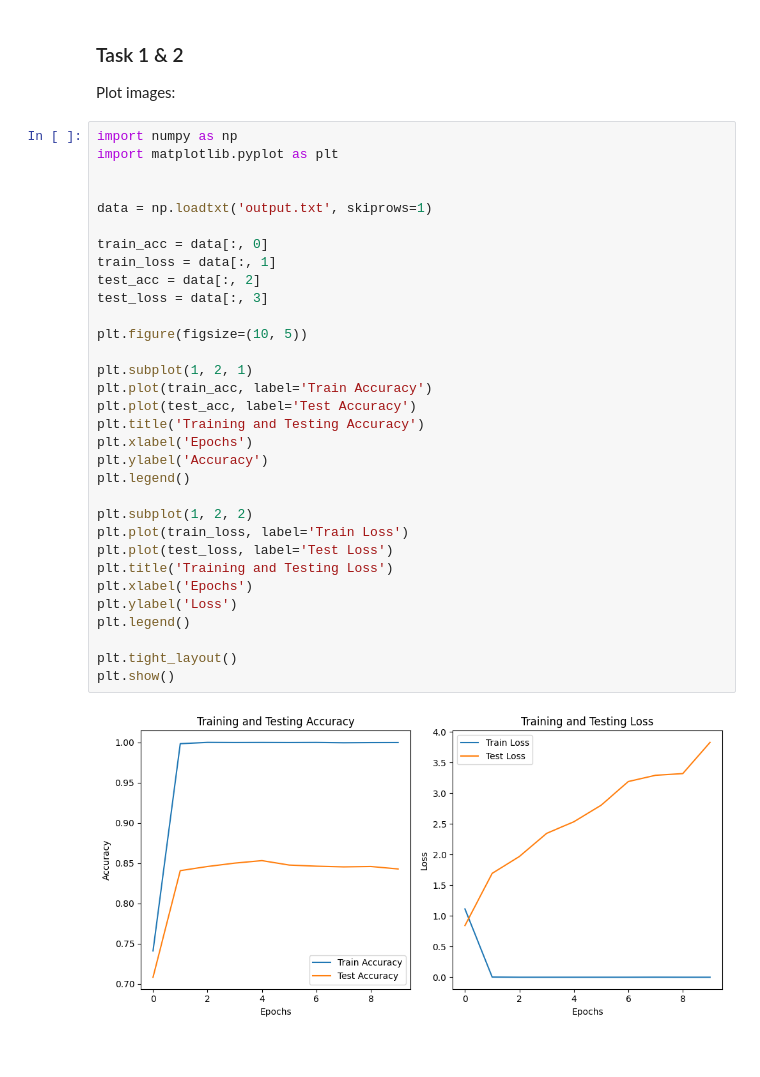
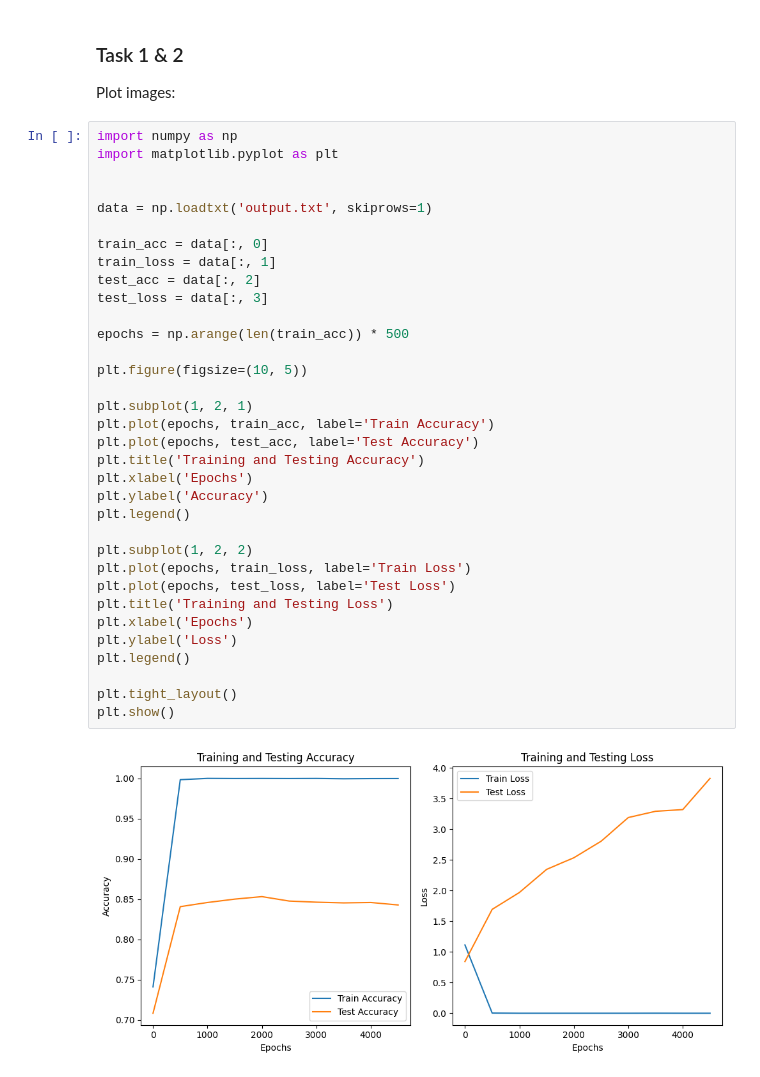
Before and after one commit to starga2er777/SUSTech_CS324, a Jupyter notebook: assignment2/Part 2/part_II.ipynb, the cells around one changed output. Drawn from its saved outputs; the diff is of its cells as text.

```diff
--- a/assignment2/Part 2/part_II.ipynb
+++ b/assignment2/Part 2/part_II.ipynb
@@ -12,34 +12,36 @@ Plot images:
 # %%
 import numpy as np
 import matplotlib.pyplot as plt
 
 
 data = np.loadtxt('output.txt', skiprows=1)
 
 train_acc = data[:, 0]
 train_loss = data[:, 1]
 test_acc = data[:, 2]
 test_loss = data[:, 3]
 
+epochs = np.arange(len(train_acc)) * 500
+
 plt.figure(figsize=(10, 5))
 
 plt.subplot(1, 2, 1)
-plt.plot(train_acc, label='Train Accuracy')
-plt.plot(test_acc, label='Test Accuracy')
+plt.plot(epochs, train_acc, label='Train Accuracy')
+plt.plot(epochs, test_acc, label='Test Accuracy')
 plt.title('Training and Testing Accuracy')
 plt.xlabel('Epochs')
 plt.ylabel('Accuracy')
 plt.legend()
 
 plt.subplot(1, 2, 2)
-plt.plot(train_loss, label='Train Loss')
-plt.plot(test_loss, label='Test Loss')
+plt.plot(epochs, train_loss, label='Train Loss')
+plt.plot(epochs, test_loss, label='Test Loss')
 plt.title('Training and Testing Loss')
 plt.xlabel('Epochs')
 plt.ylabel('Loss')
 plt.legend()
 
 plt.tight_layout()
 plt.show()
 # %% [output]
-[figure, old version]
+[figure, new version]
```
Also changed, not shown: 3 other files.
